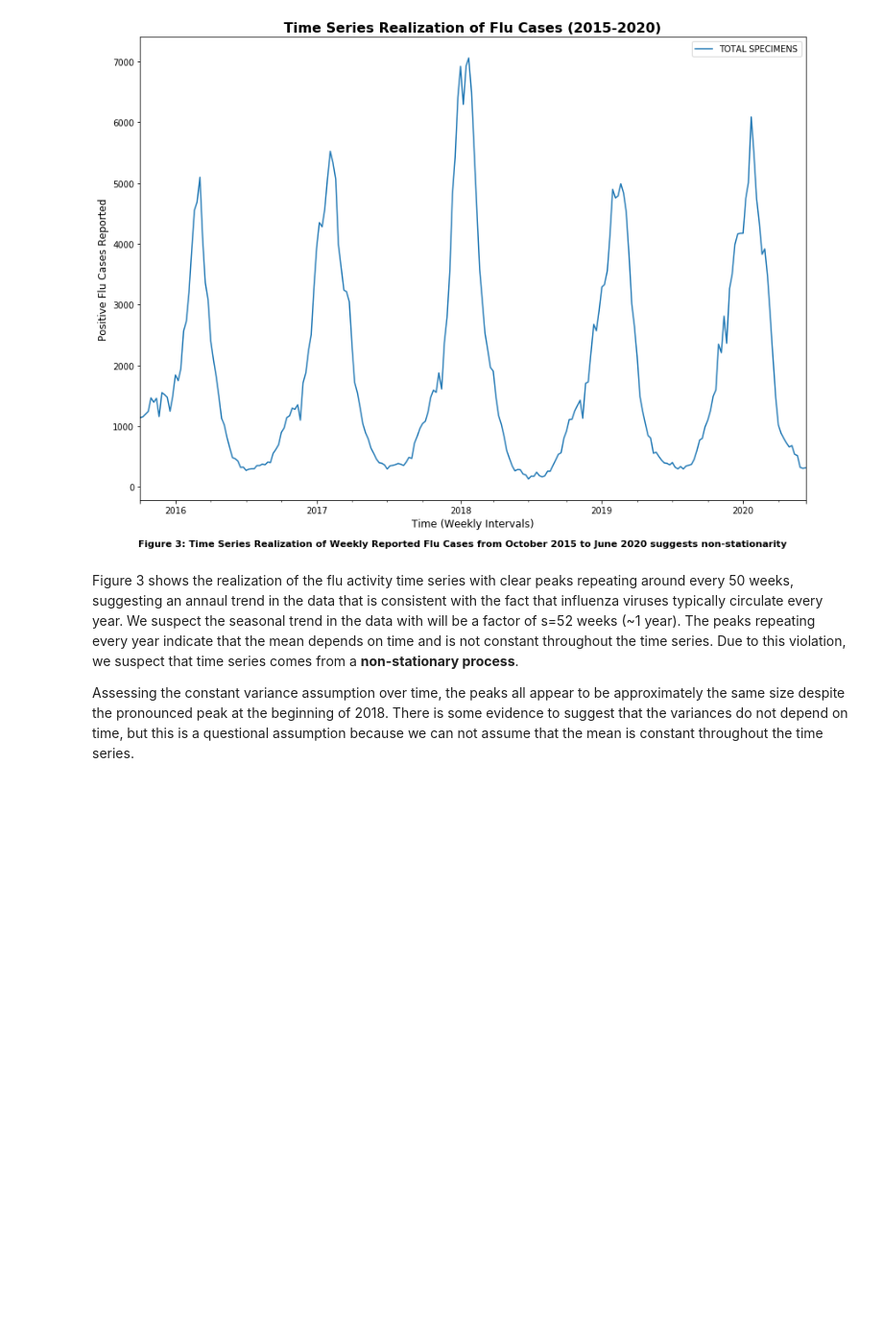
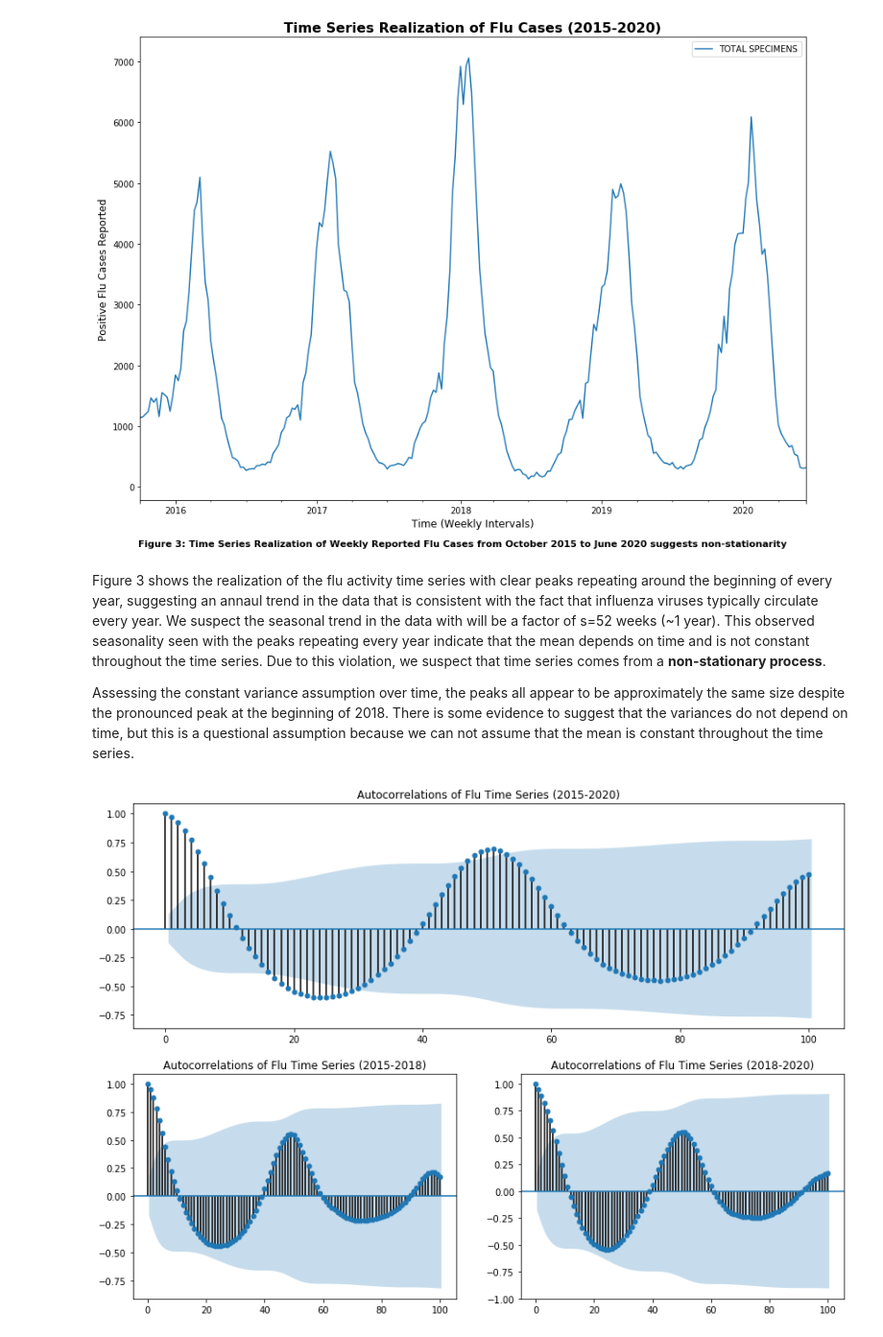
Before and after one commit to mjwolfe91/QTW-CaseStudy4, a Jupyter notebook: FluForecasts.ipynb, the cells around one changed output. Shown at 96% size. Cells and saved outputs as stored; diff of their text form; code cells hidden in the pictures; blank space fills up the shorter version.

Commit message:
Pushed Realization & ACF plots

```diff
--- a/FluForecasts.ipynb
+++ b/FluForecasts.ipynb
@@ -108,6 +111,18 @@ plt.show()
 <Figure size 432x288 with 0 Axes>
 [figure]
 # %% [markdown]
-Figure 3 shows the realization of the flu activity time series with clear peaks repeating around every 50 weeks, suggesting an annaul trend in the data that is consistent with the fact that influenza viruses typically circulate every year. We suspect the seasonal trend in the data with will be a factor of s=52 weeks (~1 year). The peaks repeating every year indicate that the mean depends on time and is not constant throughout the time series. Due to this violation, we suspect that time series comes from a **non-stationary process**.
+Figure 3 shows the realization of the flu activity time series with clear peaks repeating around the beginning of every year, suggesting an annaul trend in the data that is consistent with the fact that influenza viruses typically circulate every year. We suspect the seasonal trend in the data with will be a factor of s=52 weeks (~1 year). This observed seasonality seen with the peaks repeating every year indicate that the mean depends on time and is not constant throughout the time series. Due to this violation, we suspect that time series comes from a **non-stationary process**.
 
 Assessing the constant variance assumption over time, the peaks all appear to be approximately the same size despite the pronounced peak at the beginning of 2018. There is some evidence to suggest that the variances do not depend on time, but this is a questional assumption because we can not assume that the mean is constant throughout the time series.
+# %%
+gs = gridspec.GridSpec(2,2)
+fig4 = plt.figure(figsize=(14,10))
+ax1 = fig4.add_subplot(gs[0,:])
+plot_acf(FluCases2015, lags=100, title="Autocorrelations of Flu Time Series (2015-2020)", ax=ax1)
+ax2 = fig4.add_subplot(gs[1,0])
+plot_acf(FluCases2015[0:123], lags=100, title="Autocorrelations of Flu Time Series (2015-2018)", ax=ax2)
+ax3 = fig4.add_subplot(gs[1,1])
+plot_acf(FluCases2015[123:246], lags=100, title="Autocorrelations of Flu Time Series (2018-2020)", ax=ax3)
+plt.show()
+# %% [output]
+[figure, added]
```
Also changed, not shown: parts of 5 cells of this notebook.
